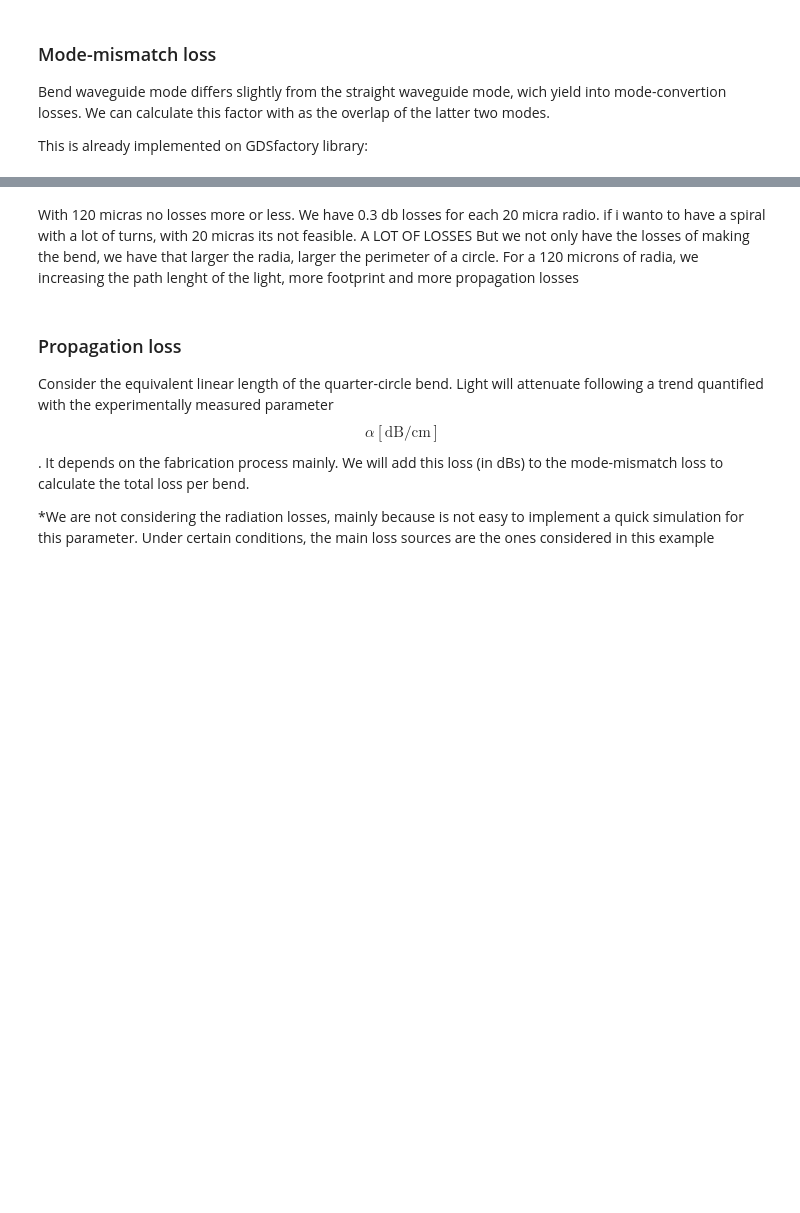
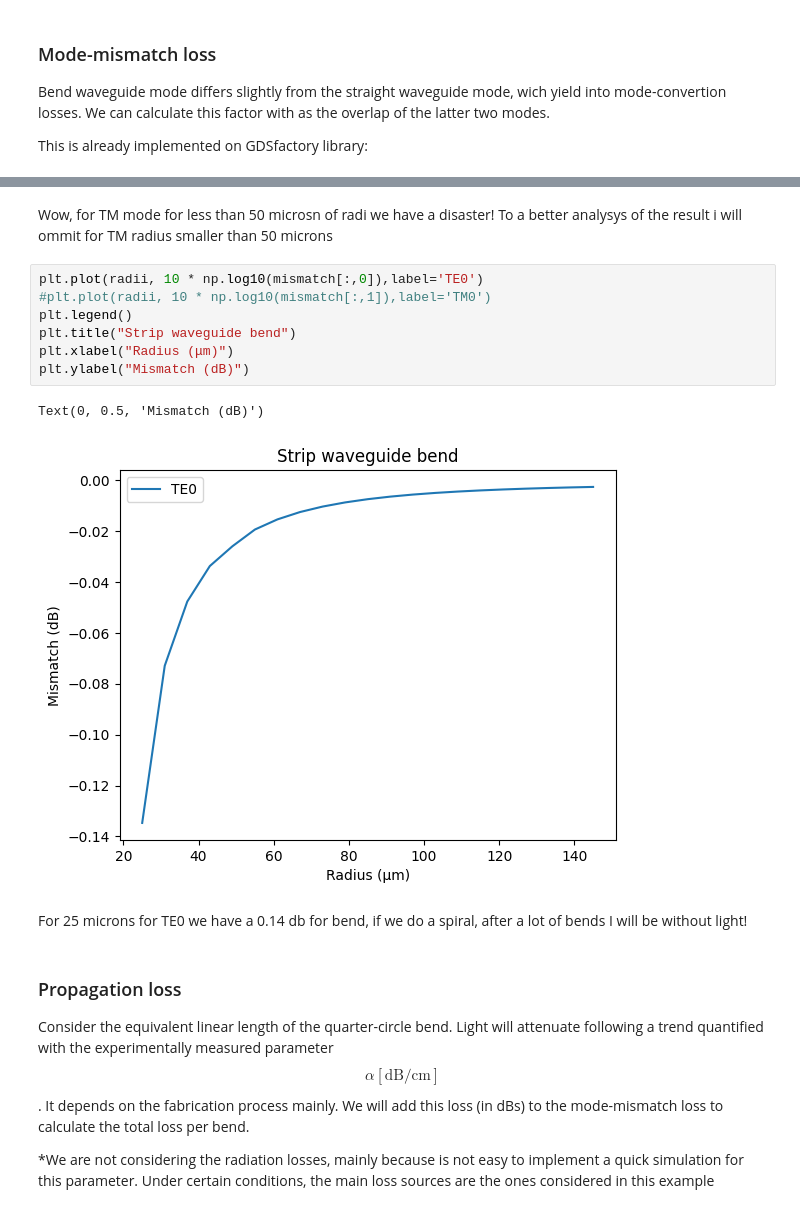
Before and after one commit to DBAEASE/pic-upv-lab1, a Jupyter notebook: WAVEGUIDES_Student.ipynb, the cells around one changed output, grey strips where cells are left out. Drawn from its saved outputs; the diff is of its cells as text; blank space fills up the shorter version.

```diff
--- a/WAVEGUIDES_Student.ipynb
+++ b/WAVEGUIDES_Student.ipynb
@@ -1000,6 +980,17 @@ Text(0, 0.5, 'Mismatch (dB)')
-# %% [markdown]
-With 120 micras no losses more or less. We have 0.3 db losses for each 20 micra radio. if i wanto to have a spiral with a lot of turns, with 20 micras its not feasible. A LOT OF LOSSES
-But we not only have the losses of making the bend, we have that larger the radia, larger the perimeter of a circle. For a 120 microns of radia, we increasing the path lenght of the light, more footprint and more propagation losses
+# %% [markdown]
+Wow, for TM mode for less than 50 microsn of radi we have a disaster! To a better analysys of the result i will ommit for TM radius smaller than 50 microns
+# %%
+plt.plot(radii, 10 * np.log10(mismatch[:,0]),label='TE0')
+#plt.plot(radii, 10 * np.log10(mismatch[:,1]),label='TM0')
+plt.legend()
+plt.title("Strip waveguide bend")
+plt.xlabel("Radius (μm)")
+plt.ylabel("Mismatch (dB)")
+# %% [output]
+Text(0, 0.5, 'Mismatch (dB)')
+[figure, added]
+# %% [markdown]
+For 25 microns for TE0 we have a 0.14 db for bend, if we do a spiral, after a lot of bends I will be without light!
 # %% [markdown]
 ### Propagation loss
 
```
Also changed, not shown: parts of 23 cells of this notebook, 1 other file.
